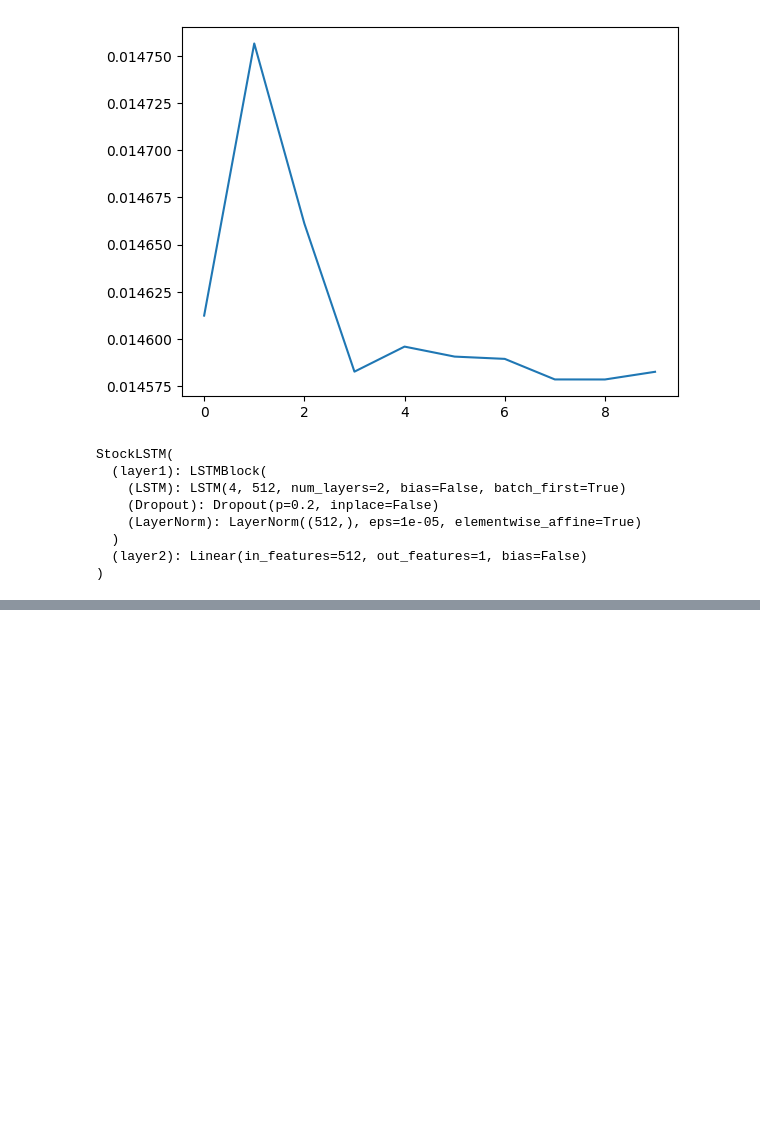
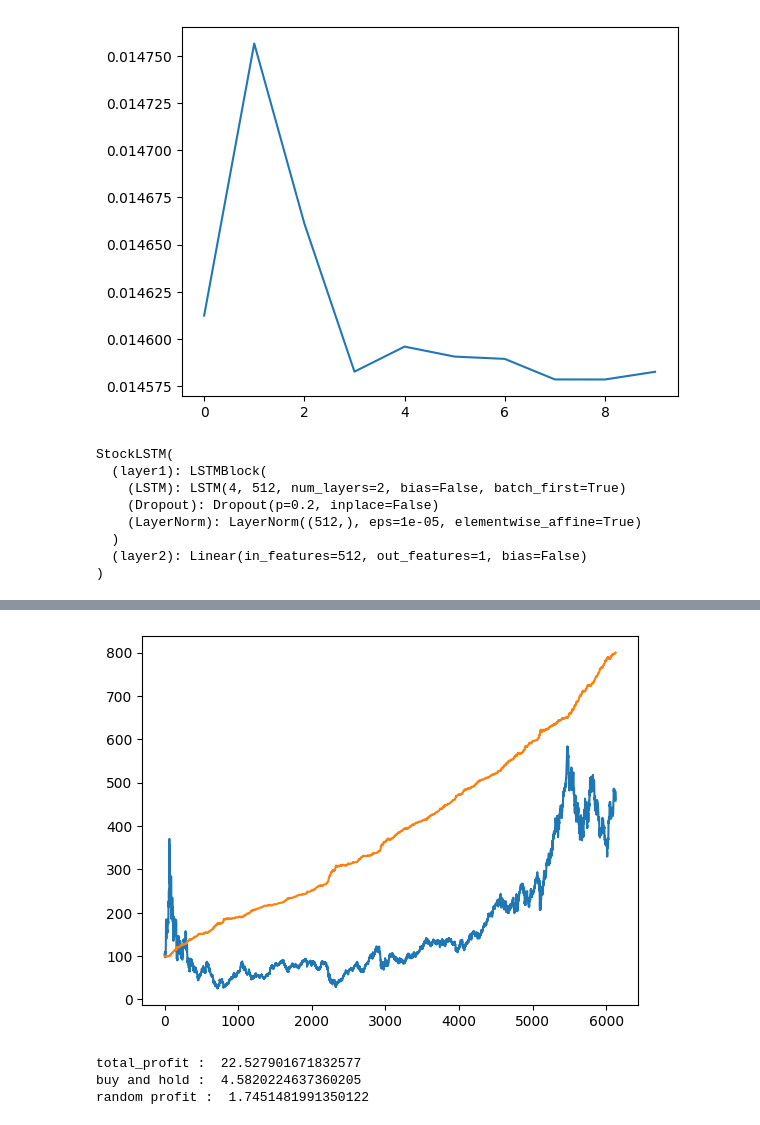
Before and after one commit to Nacnano/stock-machine-learning-project, a Jupyter notebook: LSTM6.ipynb, the cells around one changed output, grey strips where cells are left out. Saved outputs shown, nothing was run; the diff lists cells and outputs as text; code cells hidden in the pictures; blank space fills up the shorter version.

Commit message:
add valuation and try train small model

```diff
--- a/LSTM6.ipynb
+++ b/LSTM6.ipynb
@@ -365,0 +311,24 @@ plt.show()
+# %%
+def get_log_stock_prediction(model, stock_files) :
+    model.eval()
+    data_set = StockDatasetLogReturn(stock_files, configs["input_size"], 1)
+    data_set.Preprocess()
+    data_loader = DataLoader(data_set,configs["batch_size"])
+    predict_res = []
+    target_res = []
+
+    with torch.no_grad() :
+
+        for input,target in tqdm(data_loader) :
+            close_price_input = torch.transpose(input[:,1:5,:],1,2)
+            close_price_target = target[:,4,:]
+            close_price_input = close_price_input.to(device)
+
+            output = model(close_price_input)
+
+            close_price_input = close_price_input.to(torch.device("cpu"))
+
+            predict_res += output.to(torch.device("cpu")).reshape(-1).tolist()
+            target_res += close_price_target.to(torch.device("cpu")).reshape(-1).tolist()
+
+    return np.array(predict_res),np.array(target_res)
@@ -365,0 +340,23 @@ plt.show()
+# %%
+predict,target = get_log_stock_prediction(best_model, ["./data/A.csv"])
+# %%
+predict_percent = np.exp(predict)
+target_percent = np.exp(target)
+predict_plot = np.cumprod(predict_percent) * 100
+target_plot = np.cumprod(target_percent) * 100
+plt.plot(target_plot)
+plt.plot(predict_plot)
+plt.show()
+# %% [output]
+[figure, added]
+# %%
+total_profit = trade_test(predict,target)
+print("total_profit : ",total_profit)
+buy_and_hold_profit = trade_test(np.ones(target.shape),target)
+print("buy and hold : ",buy_and_hold_profit)
+random_profit = trade_test(np.random.randint(low=0,high=2,size=target.shape),target)
+print("random profit : ",random_profit)
+# %% [output]
+total_profit :  22.527901671832577
+buy and hold :  4.5820224637360205
+random profit :  1.7451481991350122
```
Also changed, not shown: parts of 7 cells of this notebook, 8 other files.
